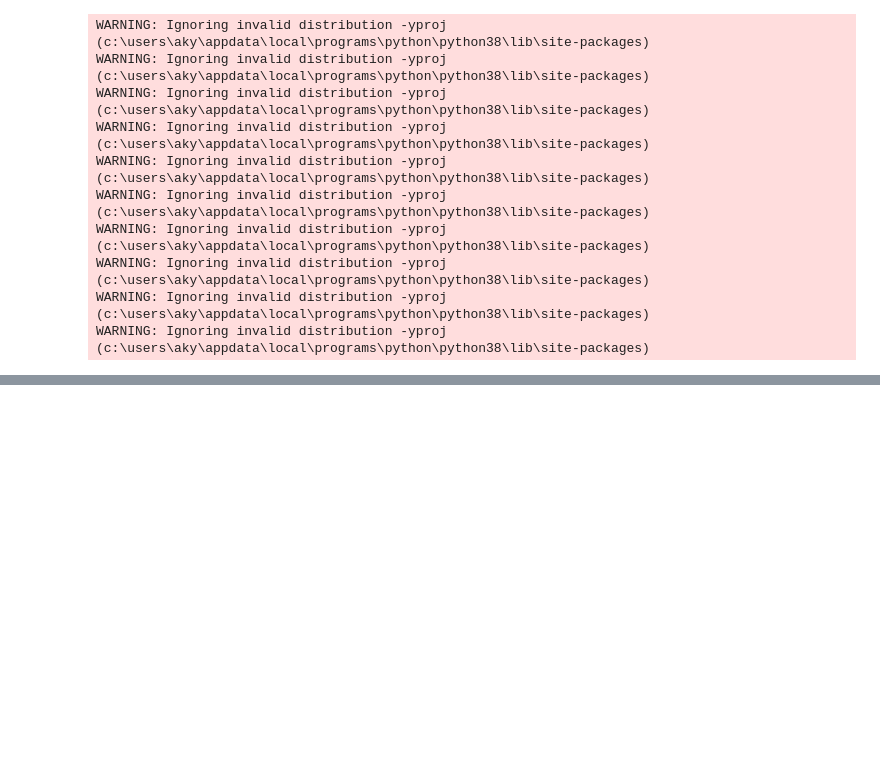
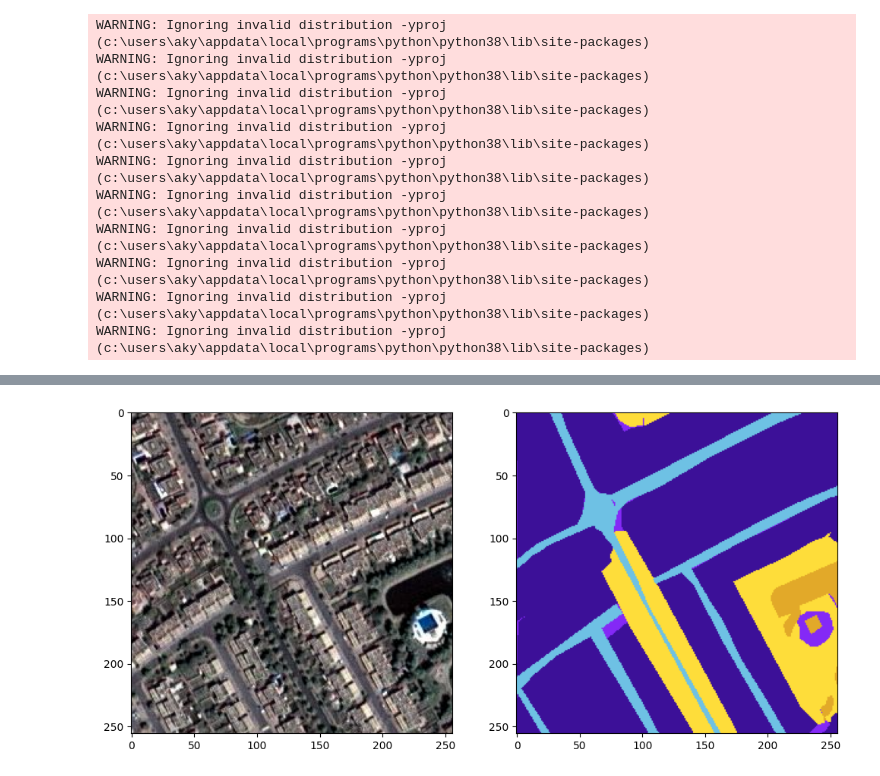
Before and after one commit to ron-ligsay/computer-vision, a Jupyter notebook: projects/semantic segmentation/u_net satellite.ipynb, the cells around one changed output, grey strips where cells are left out. Drawn from its saved outputs; the diff is of its cells as text; code cells hidden in the pictures; blank space fills up the shorter version.

```diff
--- a/projects/semantic segmentation/u_net satellite.ipynb
+++ b/projects/semantic segmentation/u_net satellite.ipynb
@@ -77,3 +77,12 @@ from sklearn.preprocessing import MinMaxScaler, StandardScaler
 # %%
 # Scaling the data using scalar minmax
 scaler = MinMaxScaler()
+# %%
+# Setting the root directory
+root_directory = 'C:/Users/aky/Documents/Programs/computer-vision/data/Semantic segmentation dataset/'
+
+# Setting patch size
+patch_size = 256
+# %%
+for path, subdirs, files in os.walk(root_directory):
+    print(path, subdirs, files)
@@ -79,0 +213,16 @@ scaler = MinMaxScaler()
+# %%
+image_dataset = np.array(image_dataset)
+mask_dataset =  np.array(mask_dataset)
+# %%
+#Sanity check, view few mages
+import random
+import numpy as np
+image_number = random.randint(0, len(image_dataset))
+plt.figure(figsize=(12, 6))
+plt.subplot(121)
+plt.imshow(np.reshape(image_dataset[image_number], (patch_size, patch_size, 3)))
+plt.subplot(122)
+plt.imshow(np.reshape(mask_dataset[image_number], (patch_size, patch_size, 3)))
+plt.show()
+# %% [output]
+[figure, added]
```
Also changed, not shown: parts of 38 cells of this notebook, 1 other file.
